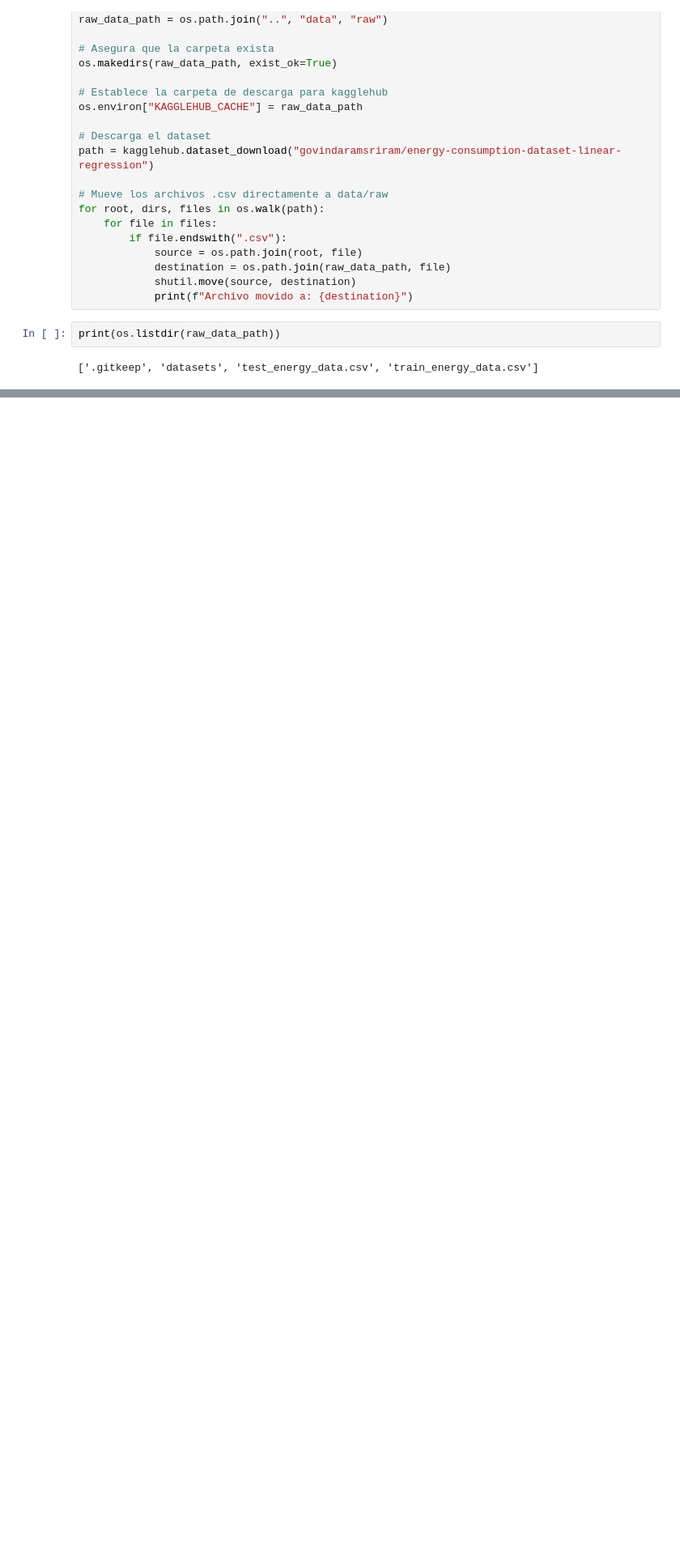
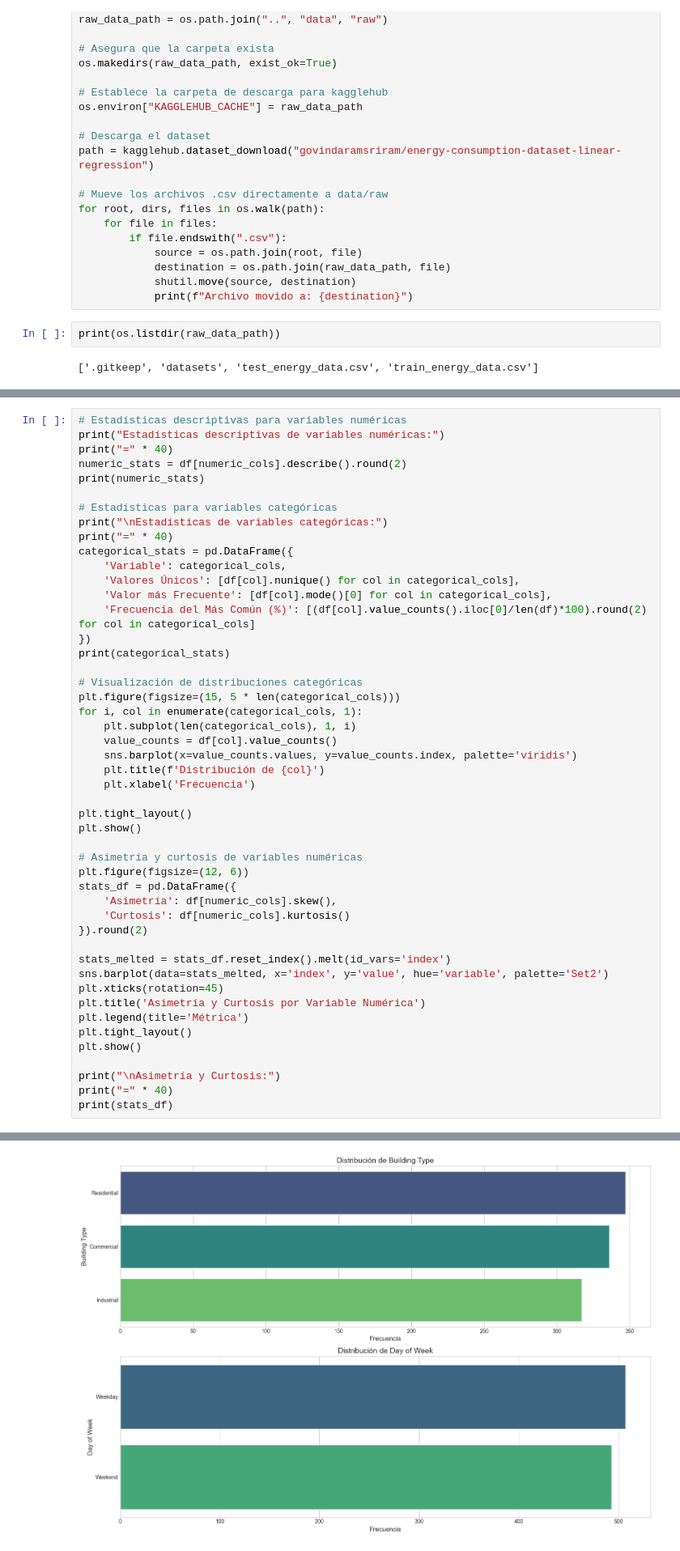
Before and after one commit to Factoria-F5-madrid/Project-Regression-Equipo-2, a Jupyter notebook: notebook/eda_project_regression.ipynb, the cells around one changed output, grey strips where cells are left out. Shown at 81% size. Saved outputs shown, nothing was run; the diff lists cells and outputs as text; blank space fills up the shorter version.

```diff
--- a/notebook/eda_project_regression.ipynb
+++ b/notebook/eda_project_regression.ipynb
@@ -67,0 +365,49 @@ dtype: object
+# %%
+# Estadísticas descriptivas para variables numéricas
+print("Estadísticas descriptivas de variables numéricas:")
+print("=" * 40)
+numeric_stats = df[numeric_cols].describe().round(2)
+print(numeric_stats)
+
+# Estadísticas para variables categóricas
+print("\nEstadísticas de variables categóricas:")
+print("=" * 40)
+categorical_stats = pd.DataFrame({
+    'Variable': categorical_cols,
+    'Valores Únicos': [df[col].nunique() for col in categorical_cols],
+    'Valor más Frecuente': [df[col].mode()[0] for col in categorical_cols],
+    'Frecuencia del Más Común (%)': [(df[col].value_counts().iloc[0]/len(df)*100).round(2) for col in categorical_cols]
+})
+print(categorical_stats)
+
+# Visualización de distribuciones categóricas
+plt.figure(figsize=(15, 5 * len(categorical_cols)))
+for i, col in enumerate(categorical_cols, 1):
+    plt.subplot(len(categorical_cols), 1, i)
+    value_counts = df[col].value_counts()
+    sns.barplot(x=value_counts.values, y=value_counts.index, palette='viridis')
+    plt.title(f'Distribución de {col}')
+    plt.xlabel('Frecuencia')
+
+plt.tight_layout()
+plt.show()
+
+# Asimetría y curtosis de variables numéricas
+plt.figure(figsize=(12, 6))
+stats_df = pd.DataFrame({
+    'Asimetría': df[numeric_cols].skew(),
+    'Curtosis': df[numeric_cols].kurtosis()
+}).round(2)
+
+stats_melted = stats_df.reset_index().melt(id_vars='index')
+sns.barplot(data=stats_melted, x='index', y='value', hue='variable', palette='Set2')
+plt.xticks(rotation=45)
+plt.title('Asimetría y Curtosis por Variable Numérica')
+plt.legend(title='Métrica')
+plt.tight_layout()
+plt.show()
+
+print("\nAsimetría y Curtosis:")
+print("=" * 40)
+print(stats_df)
+# %% [output]
@@ -67,0 +438 @@ dtype: object
+[figure, added]
```
Also changed, not shown: parts of 29 cells of this notebook, 2 other files.
